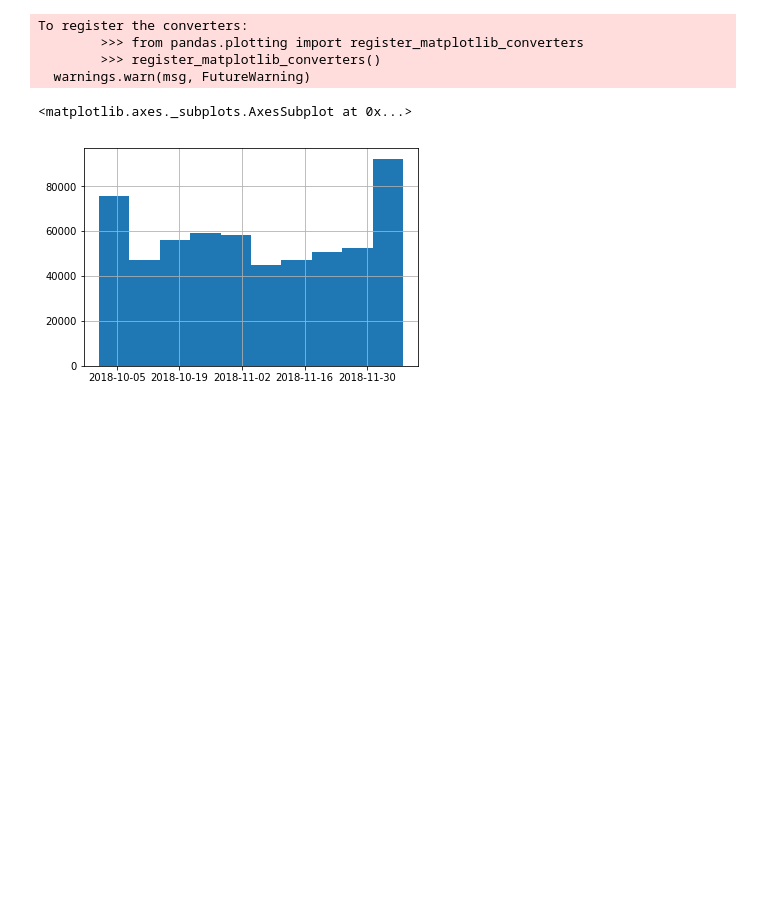
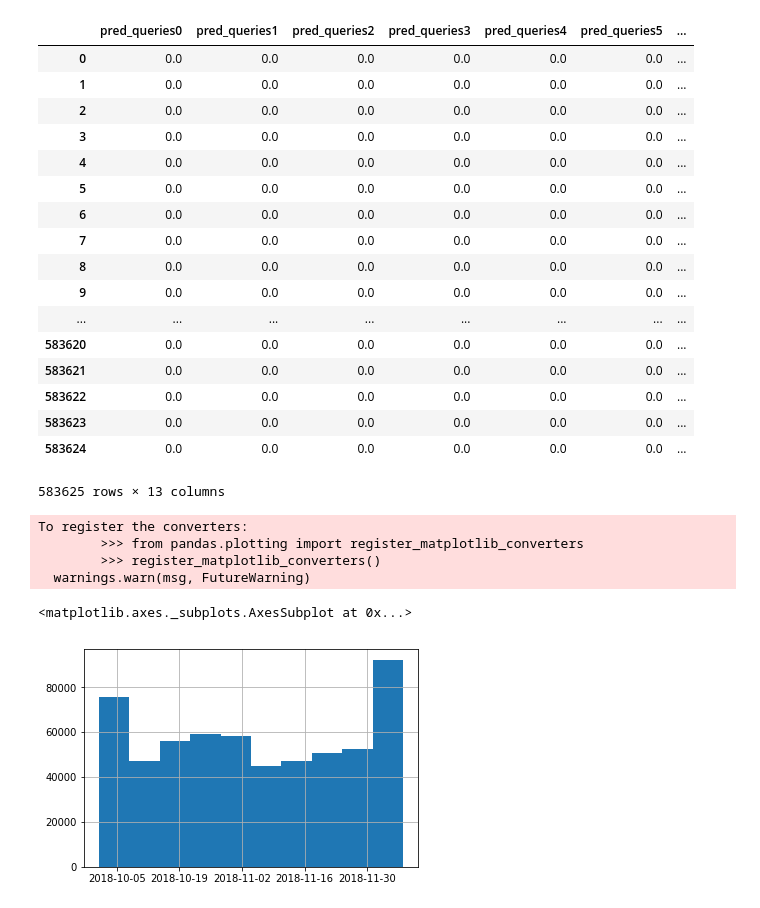
Before and after one commit to MitsuruFujiwara/KDD-Cup-2019, a Jupyter notebook: src/902_check_features.ipynb, the cells around one changed output. Saved outputs shown, nothing was run; the diff lists cells and outputs as text; code cells hidden in the pictures; blank space fills up the shorter version.

```diff
--- a/src/902_check_features.ipynb
+++ b/src/902_check_features.ipynb
@@ -98,3 +61,29 @@ Name: plans_0_transport_mode, Length: 491054, dtype: float64
+# %%
+sub_preds = np.zeros((df.shape[0],12))
+sub_preds = pd.DataFrame(sub_preds)
+sub_preds.columns = ['pred_queries{}'.format(c) for c in sub_preds.columns]
+sub_preds['sid'] = df['sid'].values
+# %%
+sub_preds
+# %% [output]
+|  | pred_queries0 | pred_queries1 | pred_queries2 | pred_queries3 | pred_queries4 | pred_queries5 | ... |
+| 0 | 0.0 | 0.0 | 0.0 | 0.0 | 0.0 | 0.0 | ... |
+| 1 | 0.0 | 0.0 | 0.0 | 0.0 | 0.0 | 0.0 | ... |
+| 2 | 0.0 | 0.0 | 0.0 | 0.0 | 0.0 | 0.0 | ... |
+| 3 | 0.0 | 0.0 | 0.0 | 0.0 | 0.0 | 0.0 | ... |
+| 4 | 0.0 | 0.0 | 0.0 | 0.0 | 0.0 | 0.0 | ... |
+| 5 | 0.0 | 0.0 | 0.0 | 0.0 | 0.0 | 0.0 | ... |
+| 6 | 0.0 | 0.0 | 0.0 | 0.0 | 0.0 | 0.0 | ... |
+| 7 | 0.0 | 0.0 | 0.0 | 0.0 | 0.0 | 0.0 | ... |
+| 8 | 0.0 | 0.0 | 0.0 | 0.0 | 0.0 | 0.0 | ... |
+| 9 | 0.0 | 0.0 | 0.0 | 0.0 | 0.0 | 0.0 | ... |
+| ... | ... | ... | ... | ... | ... | ... | ... |
+| 583620 | 0.0 | 0.0 | 0.0 | 0.0 | 0.0 | 0.0 | ... |
+| 583621 | 0.0 | 0.0 | 0.0 | 0.0 | 0.0 | 0.0 | ... |
+| 583622 | 0.0 | 0.0 | 0.0 | 0.0 | 0.0 | 0.0 | ... |
+| 583623 | 0.0 | 0.0 | 0.0 | 0.0 | 0.0 | 0.0 | ... |
+| 583624 | 0.0 | 0.0 | 0.0 | 0.0 | 0.0 | 0.0 | ... |
+583625 rows × 13 columns
 # %%
 df.plan_time.sort_values().hist()
 # %% [output]
```
Also changed, not shown: parts of 5 cells of this notebook, 8 other files.
